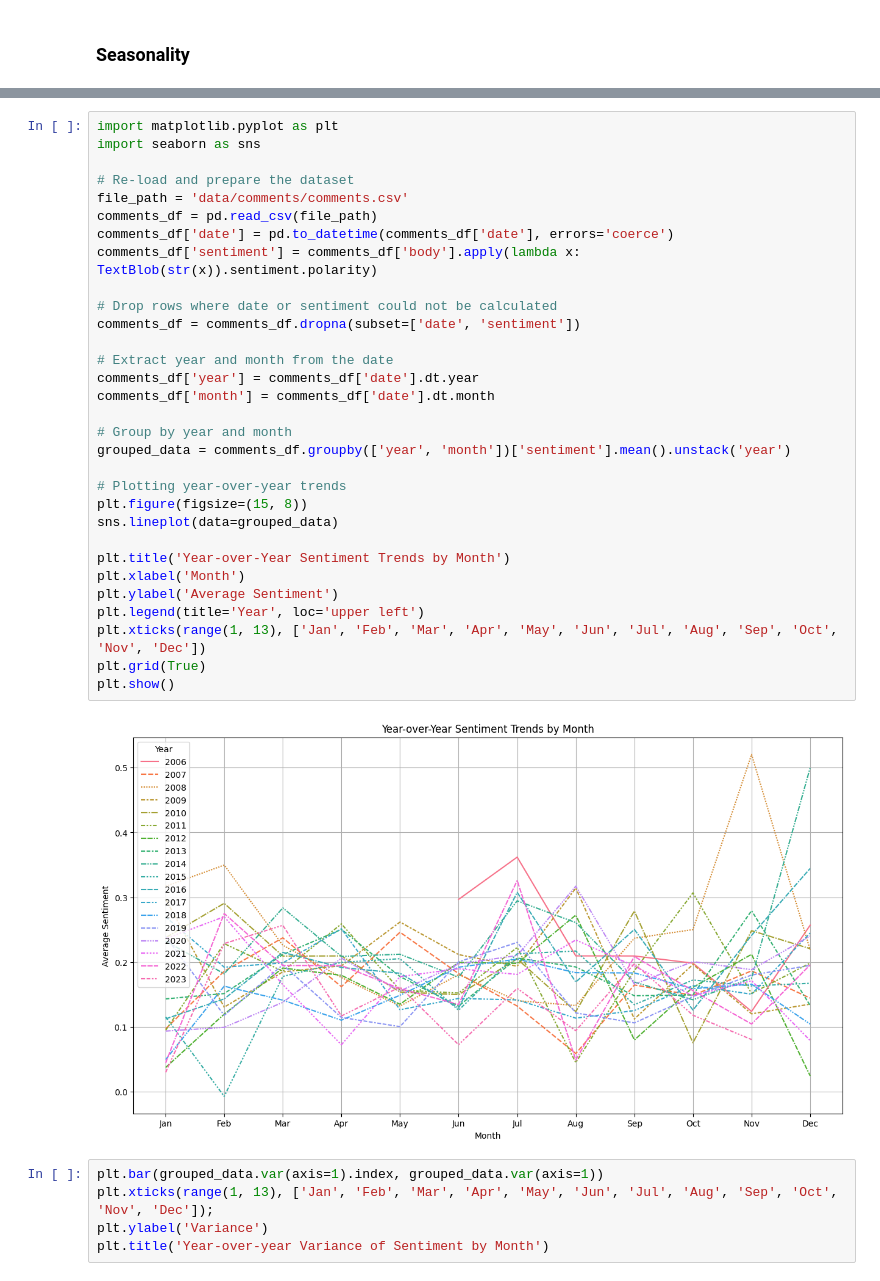
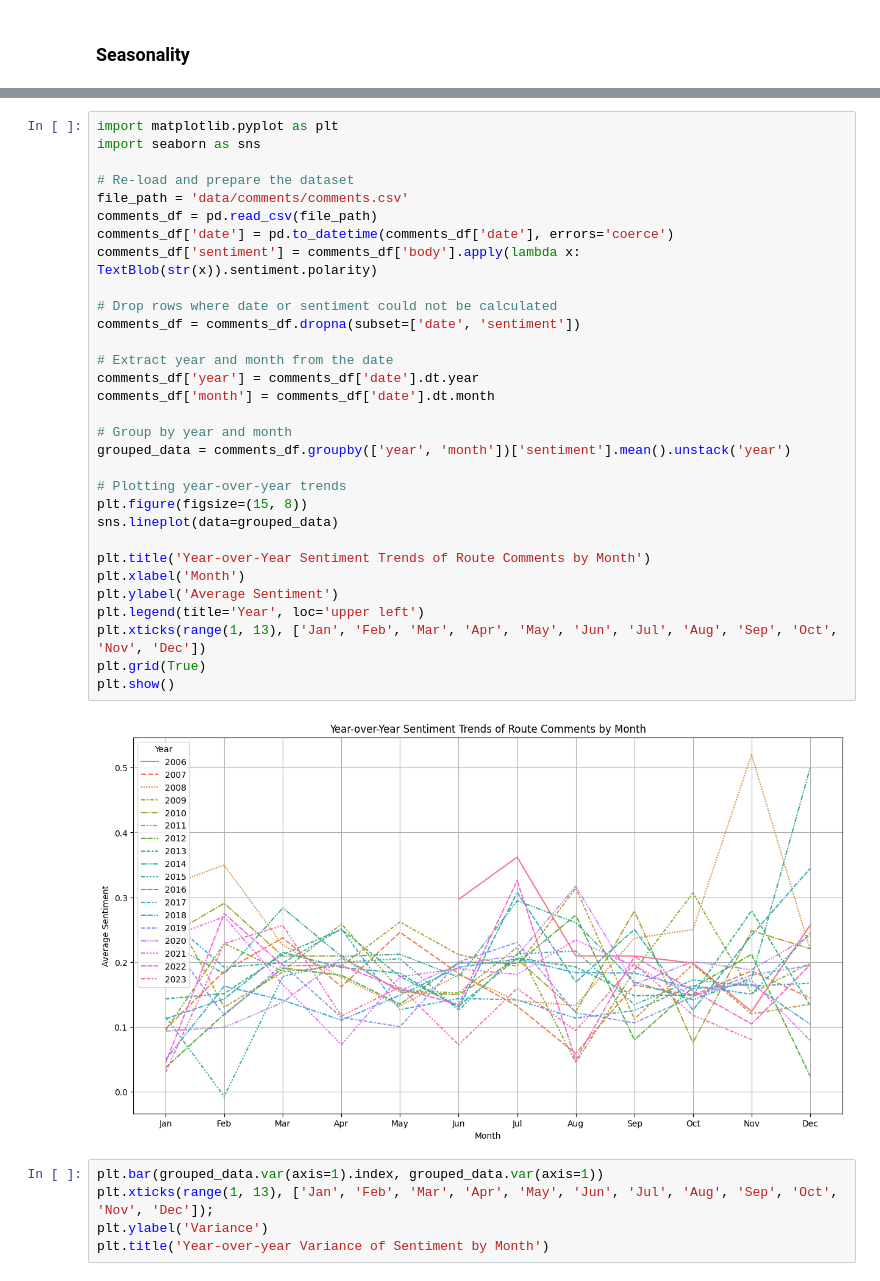
Before and after one commit to tybens/climbing-analysis, a Jupyter notebook: sandbox.ipynb, the cells around one changed output, grey strips where cells are left out. Saved outputs shown, nothing was run; the diff lists cells and outputs as text.

```diff
--- a/sandbox.ipynb
+++ b/sandbox.ipynb
@@ -378,35 +375,35 @@ plt.show()
 import matplotlib.pyplot as plt
 import seaborn as sns
 
 # Re-load and prepare the dataset
 file_path = 'data/comments/comments.csv'
 comments_df = pd.read_csv(file_path)
 comments_df['date'] = pd.to_datetime(comments_df['date'], errors='coerce')
 comments_df['sentiment'] = comments_df['body'].apply(lambda x: TextBlob(str(x)).sentiment.polarity)
 
 # Drop rows where date or sentiment could not be calculated
 comments_df = comments_df.dropna(subset=['date', 'sentiment'])
 
 # Extract year and month from the date
 comments_df['year'] = comments_df['date'].dt.year
 comments_df['month'] = comments_df['date'].dt.month
 
 # Group by year and month
 grouped_data = comments_df.groupby(['year', 'month'])['sentiment'].mean().unstack('year')
 
 # Plotting year-over-year trends
 plt.figure(figsize=(15, 8))
 sns.lineplot(data=grouped_data)
 
-plt.title('Year-over-Year Sentiment Trends by Month')
+plt.title('Year-over-Year Sentiment Trends of Route Comments by Month')
 plt.xlabel('Month')
 plt.ylabel('Average Sentiment')
 plt.legend(title='Year', loc='upper left')
 plt.xticks(range(1, 13), ['Jan', 'Feb', 'Mar', 'Apr', 'May', 'Jun', 'Jul', 'Aug', 'Sep', 'Oct', 'Nov', 'Dec'])
 plt.grid(True)
 plt.show()
 # %% [output]
-[figure, old version]
+[figure, new version]
 # %%
 plt.bar(grouped_data.var(axis=1).index, grouped_data.var(axis=1))
 plt.xticks(range(1, 13), ['Jan', 'Feb', 'Mar', 'Apr', 'May', 'Jun', 'Jul', 'Aug', 'Sep', 'Oct', 'Nov', 'Dec']);
```
Also changed, not shown: parts of 4 cells of this notebook, 25 other files.
